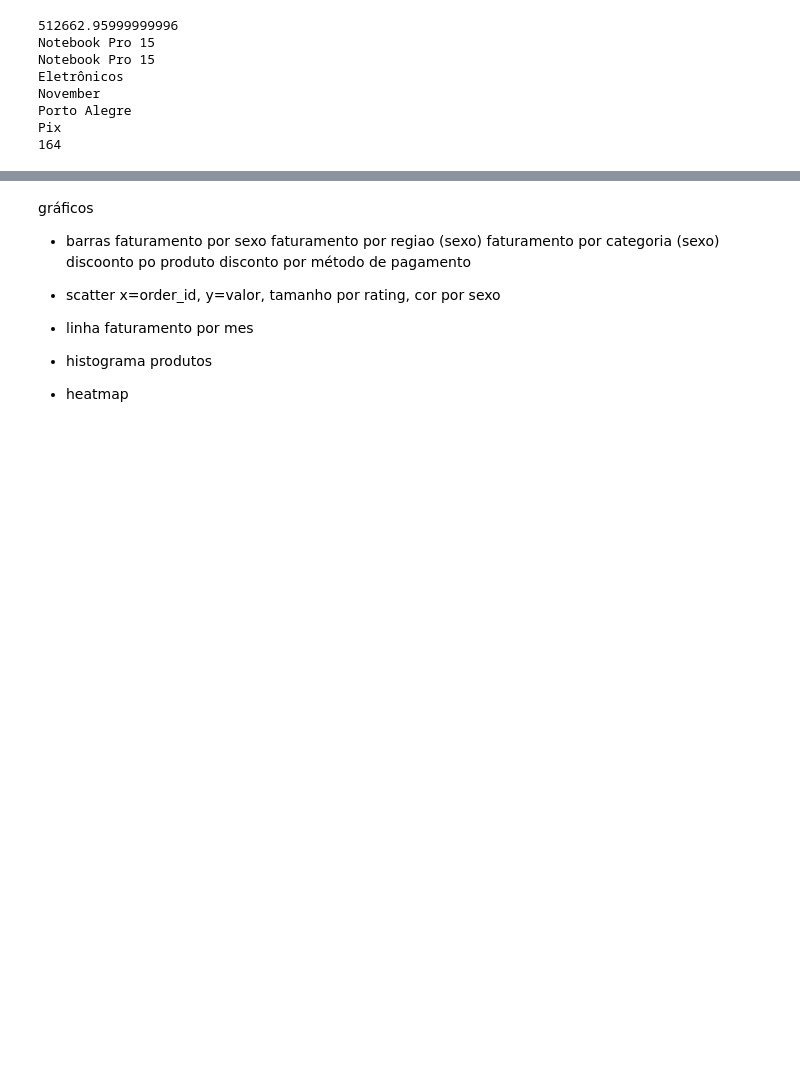
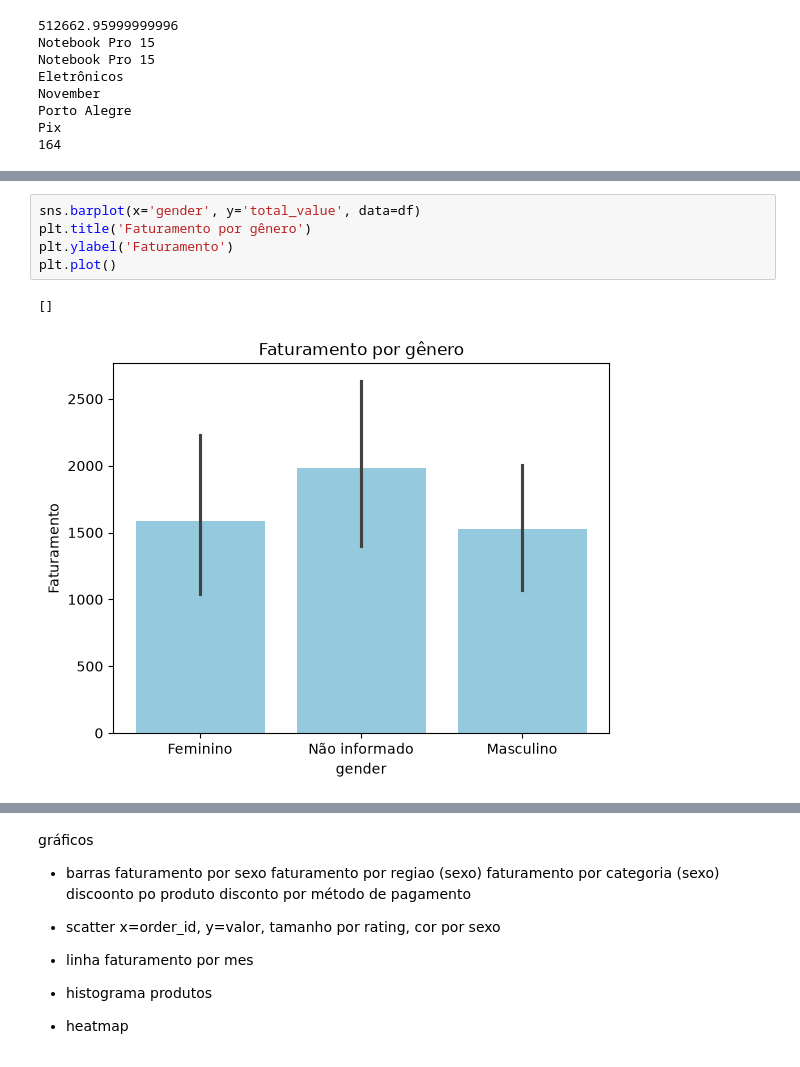
Before and after one commit to lucasrasia/analise_compras, a Jupyter notebook: notebook.ipynb, the cells around one changed output, grey strips where cells are left out. Saved outputs shown, nothing was run; the diff lists cells and outputs as text; blank space fills up the shorter version.

```diff
--- a/notebook.ipynb
+++ b/notebook.ipynb
@@ -105,0 +130,8 @@ Name: count, Length: 295, dtype: int64
+# %%
+sns.barplot(x='gender', y='total_value', data=df)
+plt.title('Faturamento por gênero')
+plt.ylabel('Faturamento')
+plt.plot()
+# %% [output]
+[]
+[figure, added]
```
Also changed, not shown: parts of 7 cells of this notebook.
